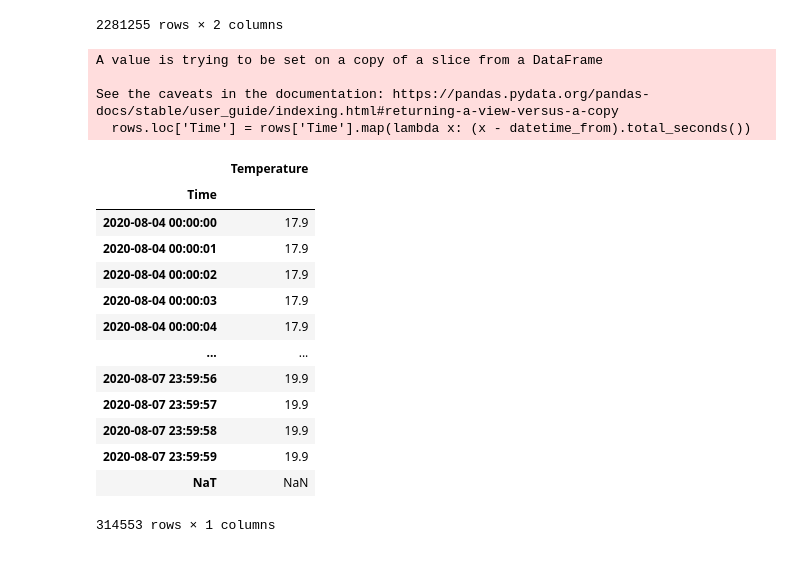
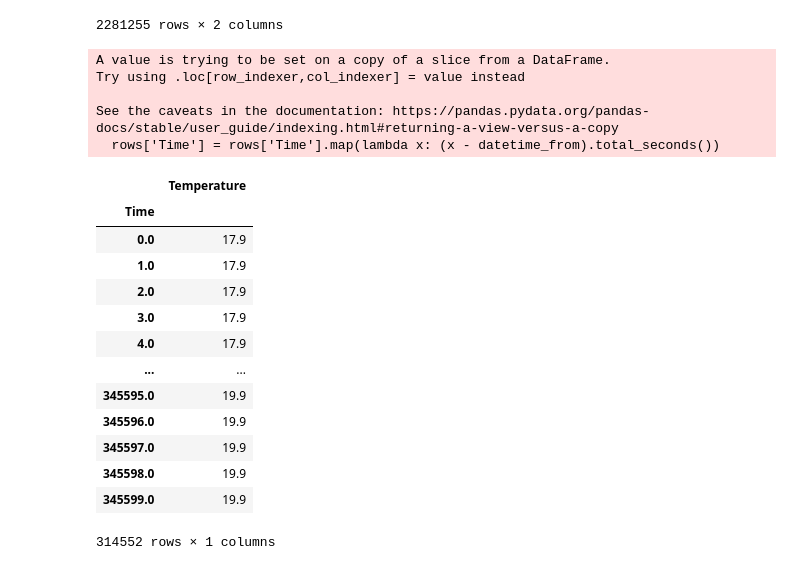
Before and after one commit to mozhayka/microclimate, a Jupyter notebook: src/data_converter.ipynb, the cells around one changed output. Drawn from its saved outputs; the diff is of its cells as text; code cells hidden in the pictures.

```diff
--- a/src/data_converter.ipynb
+++ b/src/data_converter.ipynb
@@ -52,28 +52,29 @@ df_short
 2281255 rows × 2 columns
 # %%
 rows = df_short.loc[(df_short['Time'] >= datetime_from) & (df_short['Time'] < datetime_to)]
-rows.loc['Time'] = rows['Time'].map(lambda x: (x - datetime_from).total_seconds())
+rows['Time'] = rows['Time'].map(lambda x: (x - datetime_from).total_seconds())
 new_df = rows.set_index(['Time'])
 
 new_df
 # %% [output]
-A value is trying to be set on a copy of a slice from a DataFrame
+A value is trying to be set on a copy of a slice from a DataFrame.
+Try using .loc[row_indexer,col_indexer] = value instead
 
 See the caveats in the documentation: https://pandas.pydata.org/pandas-docs/stable/user_guide/indexing.html#returning-a-view-versus-a-copy
-  rows.loc['Time'] = rows['Time'].map(lambda x: (x - datetime_from).total_seconds())
+  rows['Time'] = rows['Time'].map(lambda x: (x - datetime_from).total_seconds())
 |  | Temperature |
 | Time |  |
-| 2020-08-04 00:00:00 | 17.9 |
-| 2020-08-04 00:00:01 | 17.9 |
-| 2020-08-04 00:00:02 | 17.9 |
-| 2020-08-04 00:00:03 | 17.9 |
-| 2020-08-04 00:00:04 | 17.9 |
+| 0.0 | 17.9 |
+| 1.0 | 17.9 |
+| 2.0 | 17.9 |
+| 3.0 | 17.9 |
+| 4.0 | 17.9 |
 | ... | ... |
-| 2020-08-07 23:59:56 | 19.9 |
-| 2020-08-07 23:59:57 | 19.9 |
-| 2020-08-07 23:59:58 | 19.9 |
-| 2020-08-07 23:59:59 | 19.9 |
-| NaT | NaN |
+| 345595.0 | 19.9 |
+| 345596.0 | 19.9 |
+| 345597.0 | 19.9 |
+| 345598.0 | 19.9 |
+| 345599.0 | 19.9 |
-314553 rows × 1 columns
+314552 rows × 1 columns
 # %%
 new_df.to_csv(output_filename, sep=';')
```
Also changed, not shown: 34 other files.
